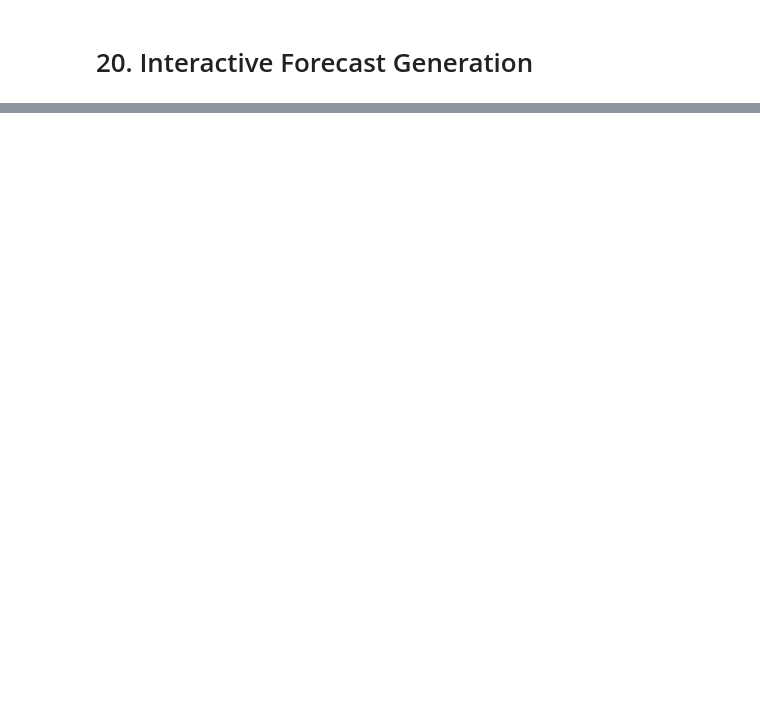
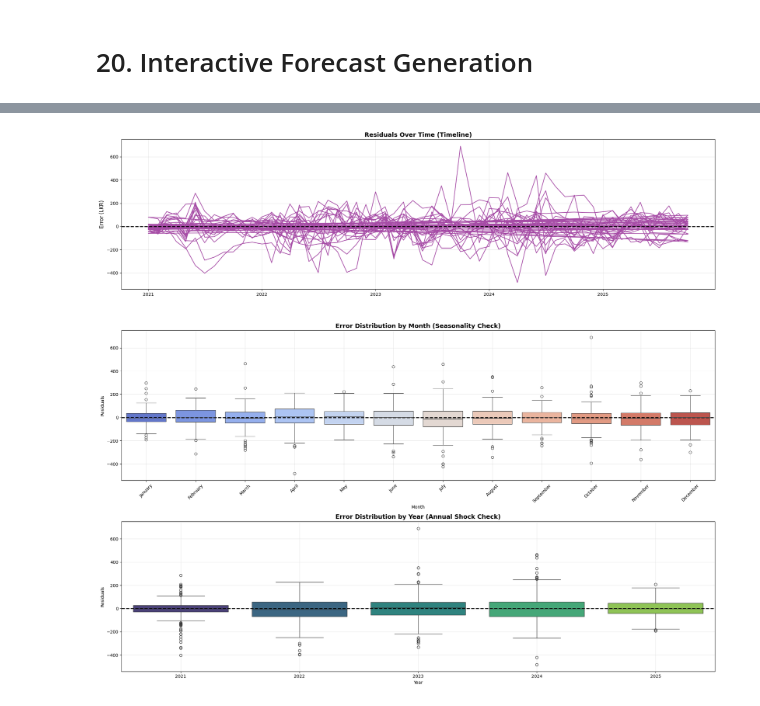
Before and after one commit to vimesh630/Spice_Price_Prediction_VERGER, a Jupyter notebook: LSTM_Clove.ipynb, the cells around one changed output, grey strips where cells are left out. Cells and saved outputs as stored; diff of their text form; code cells hidden in the pictures; blank space fills up the shorter version.

```diff
--- a/LSTM_Clove.ipynb
+++ b/LSTM_Clove.ipynb
@@ -1439,0 +1551,90 @@ Overall Trend: increasing by LKR.31.71 per month
+# %%
+import matplotlib.pyplot as plt
+import seaborn as sns
+import pandas as pd
+import numpy as np
+
+def analyze_residuals_over_time(model, df, scaler_features, scaler_target, sequence_length):
+    """
+    Plots residuals over time, by month, and by year to identify patterns.
+    """
+    print("Generating predictions for residual analysis...")
+
+    # 1. Prepare sequences for the entire dataset to see the full picture
+    X, y, metadata = prepare_sequences(df, sequence_length)
+
+    # 2. Scale inputs
+    n_samples, n_timesteps, n_features = X.shape
+    X_reshaped = X.reshape(-1, n_features)
+    X_scaled = scaler_features.transform(X_reshaped).reshape(n_samples, n_timesteps, n_features)
+
+    # 3. Predict
+    y_pred_scaled = model.predict(X_scaled, verbose=0)
+
+    # 4. Inverse transform to get actual prices
+    y_pred = scaler_target.inverse_transform(y_pred_scaled).flatten()
+    y_true = y.flatten() # y is already unscaled in prepare_sequences return if I recall, but let's verify.
+    # Wait, standard practice in your nb was y is unscaled in prepare_sequences output?
+    # Let's assume y from prepare_sequences is raw. If it was scaled outside, we'd invert it.
+    # Looking at your train_model function, y comes raw from prepare_sequences.
+
+    # Calculate Residuals
+    residuals = y_true - y_pred
+
+    # 5. Create Analysis DataFrame
+    # Extract dates from metadata
+    dates = [meta['date'] for meta in metadata]
+
+    res_df = pd.DataFrame({
+        'Date': pd.to_datetime(dates),
+        'Actual': y_true,
+        'Predicted': y_pred,
+        'Residuals': residuals
+    })
+
+    res_df['Year'] = res_df['Date'].dt.year
+    res_df['Month'] = res_df['Date'].dt.month_name()
+    # Sort months correctly
+    month_order = ['January', 'February', 'March', 'April', 'May', 'June',
+                   'July', 'August', 'September', 'October', 'November', 'December']
+
+    # --- PLOTTING ---
+    fig = plt.figure(figsize=(20, 18))
+
+    # Plot 1: Residuals Over Time (Time Series)
+    ax1 = plt.subplot(3, 1, 1)
+    ax1.plot(res_df['Date'], res_df['Residuals'], color='purple', alpha=0.7)
+    ax1.axhline(0, color='black', linestyle='--', linewidth=2)
+    ax1.set_title('Residuals Over Time (Timeline)', fontsize=14, fontweight='bold')
+    ax1.set_ylabel('Error (LKR)', fontsize=12)
+    ax1.grid(True, alpha=0.3)
+
+    # Plot 2: Residuals by Month (Seasonality Check)
+    ax2 = plt.subplot(3, 1, 2)
+    sns.boxplot(x='Month', y='Residuals', data=res_df, order=month_order, palette='coolwarm', ax=ax2)
+    ax2.axhline(0, color='black', linestyle='--', linewidth=2)
+    ax2.set_title('Error Distribution by Month (Seasonality Check)', fontsize=14, fontweight='bold')
+    ax2.set_xticklabels(ax2.get_xticklabels(), rotation=45)
+    ax2.grid(True, alpha=0.3)
+
+    # Plot 3: Residuals by Year (Trend/Shock Check)
+    ax3 = plt.subplot(3, 1, 3)
+    sns.boxplot(x='Year', y='Residuals', data=res_df, palette='viridis', ax=ax3)
+    ax3.axhline(0, color='black', linestyle='--', linewidth=2)
+    ax3.set_title('Error Distribution by Year (Annual Shock Check)', fontsize=14, fontweight='bold')
+    ax3.grid(True, alpha=0.3)
+
+    plt.tight_layout()
+    plt.show()
+
+    # --- STATISTICS ---
+    print("\n--- Residual Analysis Report ---")
+    print(f"Mean Residual (Bias): {residuals.mean():.2f}")
+    print(f"Standard Deviation of Error: {residuals.std():.2f}")
+    print("\nMonths with Highest Average Error (Absolute):")
+    monthly_error = res_df.groupby('Month')['Residuals'].mean().abs().sort_values(ascending=False)
+    print(monthly_error.head(3))
+
+# Run the analysis
+analyze_residuals_over_time(model, df, scaler_features, scaler_target, SEQUENCE_LENGTH)
+# %% [output]
@@ -1439,0 +1643 @@ Overall Trend: increasing by LKR.31.71 per month
+[figure, added]
```
Also changed, not shown: parts of 7 cells of this notebook.
